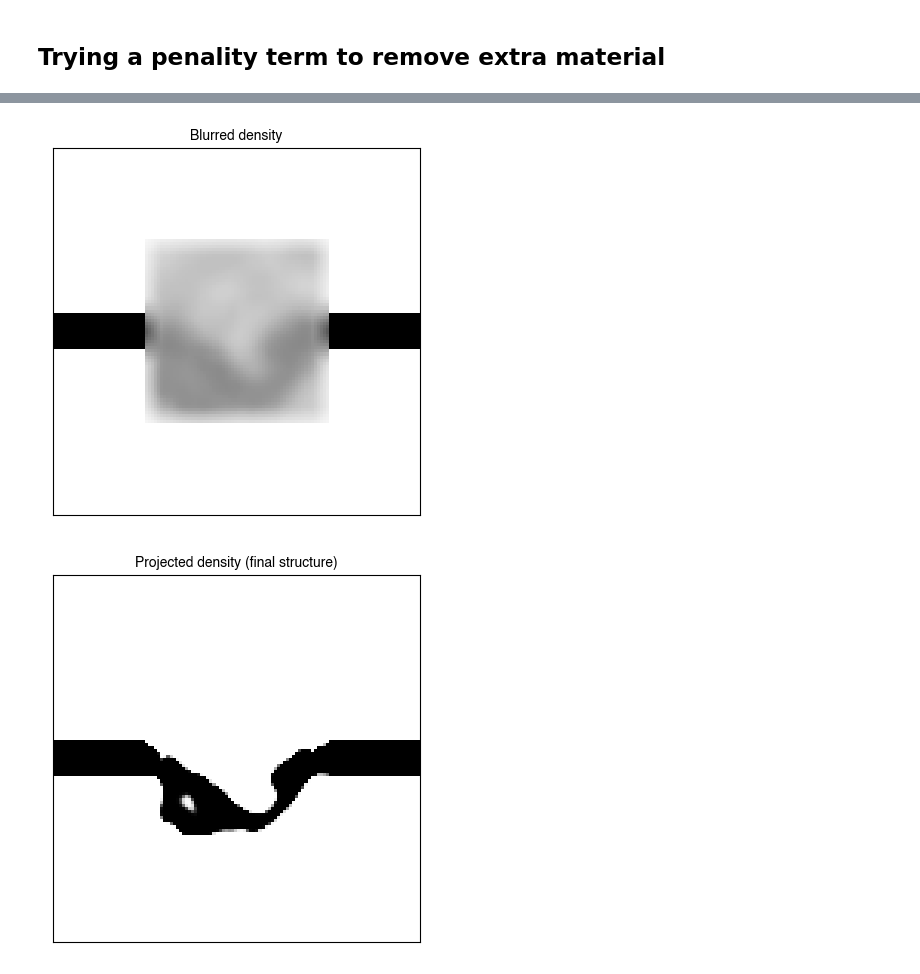
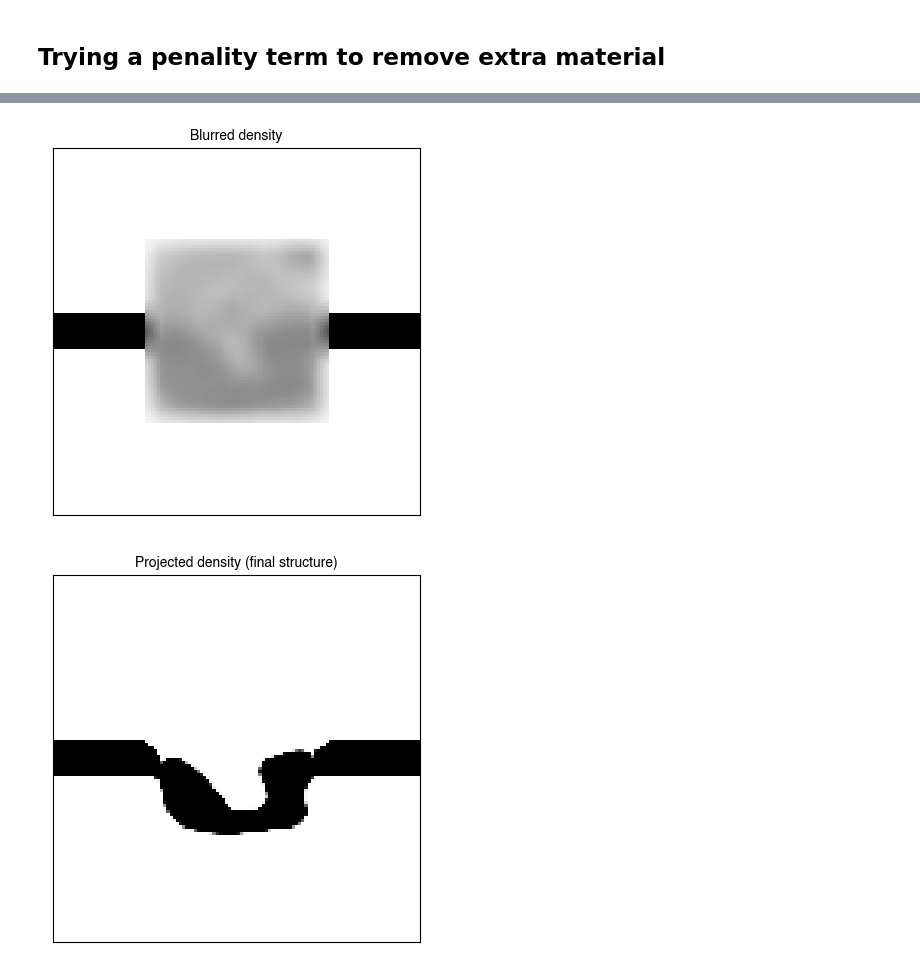
Before and after one commit to fancompute/workshop-invdesign, a Jupyter notebook: 03_Invdes_parameterization.ipynb, the cells around one changed output, grey strips where cells are left out. Saved outputs shown, nothing was run; the diff lists cells and outputs as text; code cells hidden in the pictures.

```diff
--- a/03_Invdes_parameterization.ipynb
+++ b/03_Invdes_parameterization.ipynb
@@ -261,27 +275,29 @@ def objective(rho, penalty=1e-7):
 # %%
-# Setup initial structure
-rho_init, design_region, input_slice, output_slice = \
+# Initialize the parametrization rho and the design region
+rho, bg_rho, design_region, input_slice, output_slice = \
     init_domain(Nx, Ny, Npml, space=space, wg_width=wg_width, space_slice=space_slice)
-epsr = epsr_min + (epsr_max-epsr_min) * make_rho(rho_init, design_region, radius=blur_radius)
+
+# Compute the permittivity from rho_init, including blurring and projection
+epsr_init = epsr_parameterization(rho, bg_rho, design_region, \
+                                  radius=blur_radius, blur_applications=blur_applications, beta=beta, eta=eta)
 
 # Setup source
-source = insert_mode(omega, dl, input_slice.x, input_slice.y, epsr, m=1)
+source = insert_mode(omega, dl, input_slice.x, input_slice.y, epsr_init, m=1)
 
 # Setup probe
-probe = insert_mode(omega, dl, output_slice.x, output_slice.y, epsr, m=2)
+probe = insert_mode(omega, dl, output_slice.x, output_slice.y, epsr_init, m=2)
 
 # Simulate initial device
-simulation, ax = viz_sim(epsr)
+simulation, ax = viz_sim(epsr_init)
 
 # Run optimization
 objective_jac = jacobian(objective, mode='reverse')
-(rho_optimum, loss) = adam_optimize(objective, rho_init.flatten(), objective_jac,
-                         Nsteps=Nsteps, direction='max',
-                         mask=design_region.flatten(), step_size=step_size)
-rho_optimum = rho_optimum.reshape((Nx, Ny))
+(rho_optimum, loss) = adam_optimize(objective, rho.flatten(), objective_jac,
+                         Nsteps=Nsteps, direction='max', step_size=step_size)
 
 # Simulate optimal device
-epsr = epsr_min + (epsr_max-epsr_min)*operator_proj(make_rho(rho_optimum,
-                        design_region, radius=blur_radius), beta=beta, eta=eta)
-simulation, ax = viz_sim(epsr)
+rho_optimum = rho_optimum.reshape((Nx, Ny))
+epsr_init = epsr_parameterization(rho_optimum, bg_rho, design_region, \
+                                  radius=blur_radius, blur_applications=blur_applications, beta=beta, eta=eta)
+simulation, ax = viz_sim(epsr_init)
 # %% [output]
@@ -307,13 +323,16 @@ Epoch:  30/ 30 | Duration: 0.15 secs | Value: -2.076001e-04
 # %%
-Z = rho_optimum
-ax = ceviche.viz.abs(rho_optimum, cmap='Greys')
+Z = mask_combine_rho(rho_optimum, bg_rho, design_region)
+ax = ceviche.viz.abs(Z, cmap='Greys')
 ax.set_xlabel('')
 ax.set_xticks([])
 ax.set_ylabel('')
 ax.set_yticks([])
 ax.set_title('Raw input density')
 
-Z = make_rho(rho_optimum, design_region, radius=blur_radius)
+Z = mask_combine_rho(rho_optimum, bg_rho, design_region)
+Z = operator_blur(Z, radius=radius, N=blur_applications)
+# Z = operator_proj(Z, beta=beta, eta=eta)
+Z = mask_combine_rho(Z, bg_rho, design_region)
 ax = ceviche.viz.abs(Z, cmap='Greys')
 ax.set_xlabel('')
 ax.set_xticks([])
@@ -321,7 +340,11 @@ ax.set_ylabel('')
 ax.set_yticks([])
 ax.set_title('Blurred density')
 
-Z = operator_proj(make_rho(rho_optimum, design_region, radius=blur_radius), beta=beta, eta=eta)
+Z = rho_optimum
+Z = mask_combine_rho(Z, bg_rho, design_region)
+Z = operator_blur(Z, radius=radius, N=blur_applications)
+Z = operator_proj(Z, beta=beta, eta=eta)
+Z = mask_combine_rho(Z, bg_rho, design_region)
 ax = ceviche.viz.abs(Z, cmap='Greys')
 ax.set_xlabel('')
 ax.set_xticks([])
@@ -334,2 +357,2 @@ ax.set_title('Projected density (final structure)');
 [figure]
-[figure, old version]
+[figure, new version]
```
Also changed, not shown: parts of 8 cells of this notebook, 1 other file.
